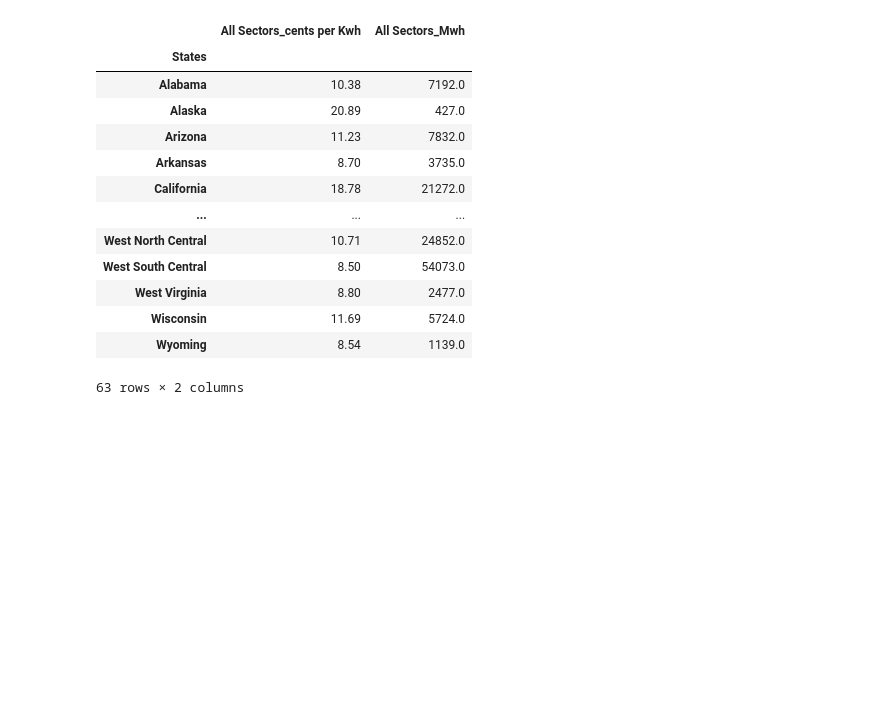
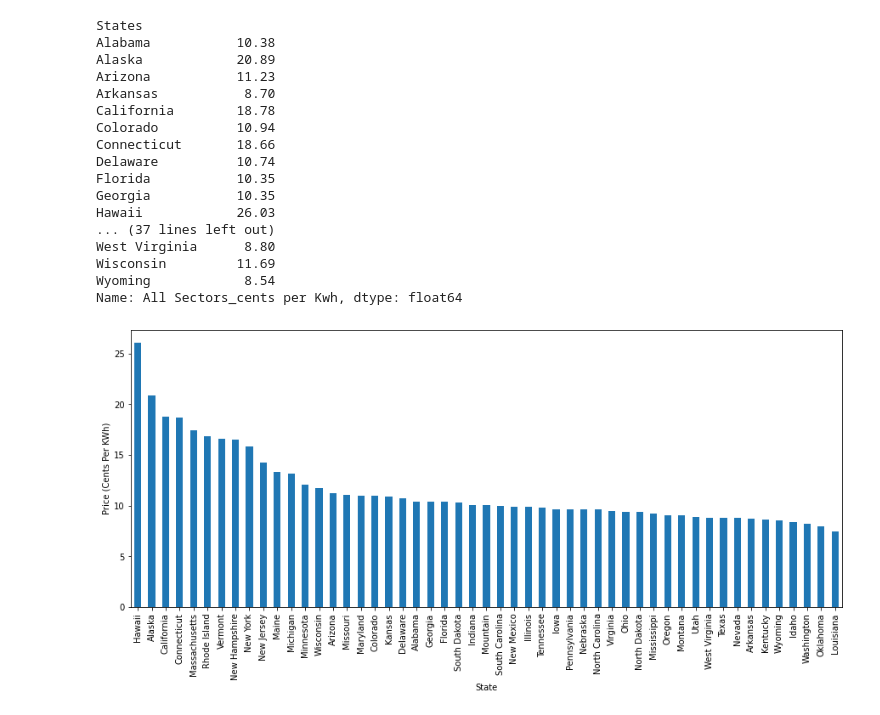
Before and after one commit to gpivaro/Project_1, a Jupyter notebook: Josh's Notebooks/Bar_chart_PvsC.ipynb, the cells around one changed output. Drawn from its saved outputs; the diff is of its cells as text; code cells hidden in the pictures; blank space fills up the shorter version.

```diff
--- a/Josh's Notebooks/Bar_chart_PvsC.ipynb
+++ b/Josh's Notebooks/Bar_chart_PvsC.ipynb
@@ -62,20 +62,33 @@ state_df.head(64)
 64 rows × 21 columns
 # %%
 state_group = state_df.groupby('States')
-state_priceVScon = state_group['All Sectors_cents per Kwh', "All Sectors_Mwh"].mean()
-state_priceVScon
+state_price = state_group["All Sectors_cents per Kwh"].mean()
+state_price
 # %% [output]
-|  | All Sectors_cents per Kwh | All Sectors_Mwh |
-| States |  |  |
-| Alabama | 10.38 | 7192.0 |
-| Alaska | 20.89 | 427.0 |
-| Arizona | 11.23 | 7832.0 |
-| Arkansas | 8.70 | 3735.0 |
-| California | 18.78 | 21272.0 |
-| ... | ... | ... |
-| West North Central | 10.71 | 24852.0 |
-| West South Central | 8.50 | 54073.0 |
-| West Virginia | 8.80 | 2477.0 |
-| Wisconsin | 11.69 | 5724.0 |
-| Wyoming | 8.54 | 1139.0 |
-63 rows × 2 columns
+States
+Alabama           10.38
+Alaska            20.89
+Arizona           11.23
+Arkansas           8.70
+California        18.78
+Colorado          10.94
+Connecticut       18.66
+Delaware          10.74
+Florida           10.35
+Georgia           10.35
+Hawaii            26.03
+... (37 lines left out)
+West Virginia      8.80
+Wisconsin         11.69
+Wyoming            8.54
+Name: All Sectors_cents per Kwh, dtype: float64
+# %%
+plt.figure(figsize=(15,6))
+state_price = state_price.sort_values(ascending=False)
+cost_chart = state_price.plot(kind='bar')
+cost_chart.set_xlabel("State")
+cost_chart.set_ylabel("Price (Cents Per KWh)")
+
+plt.show()
+# %% [output]
+[figure, added]
```
Also changed, not shown: parts of 6 cells of this notebook.
